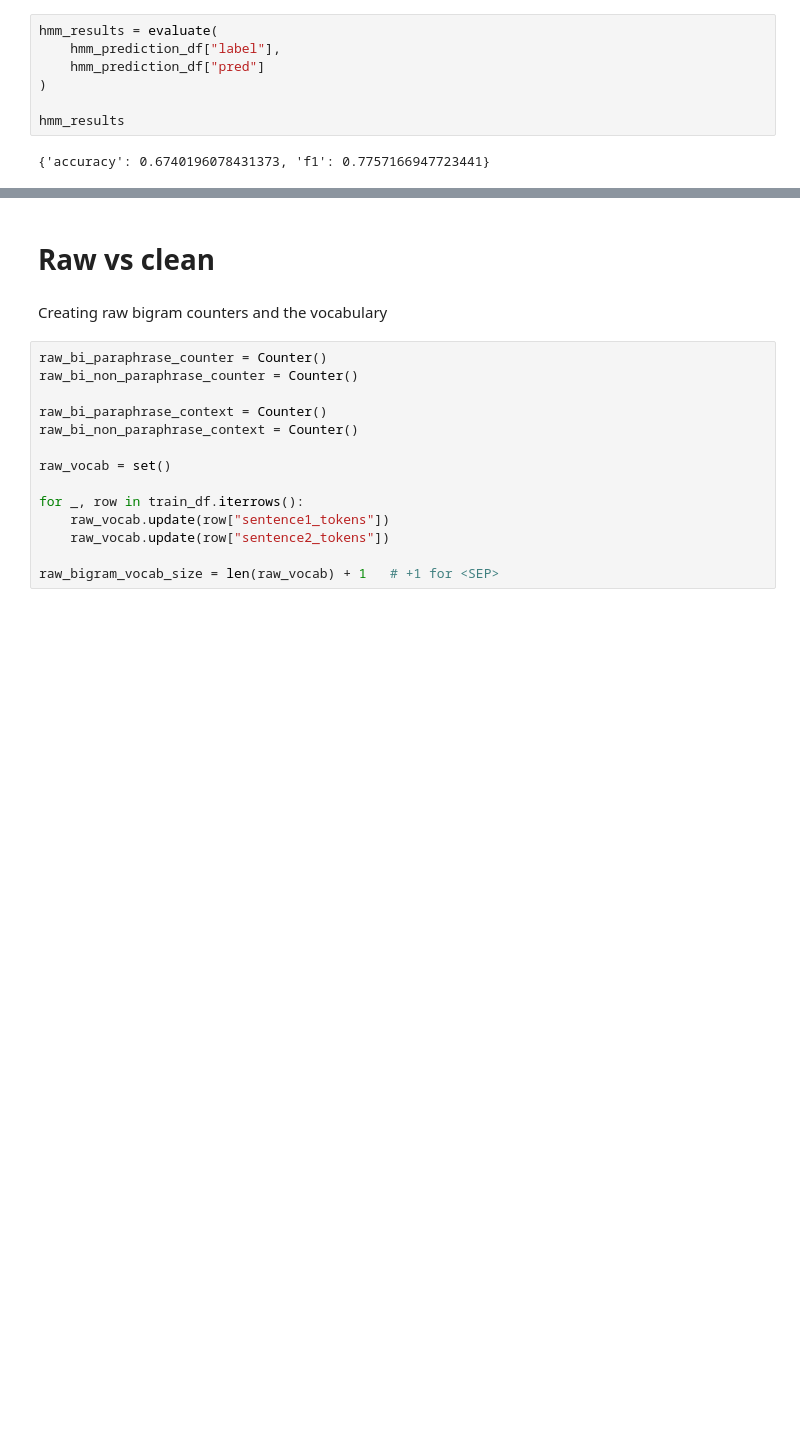
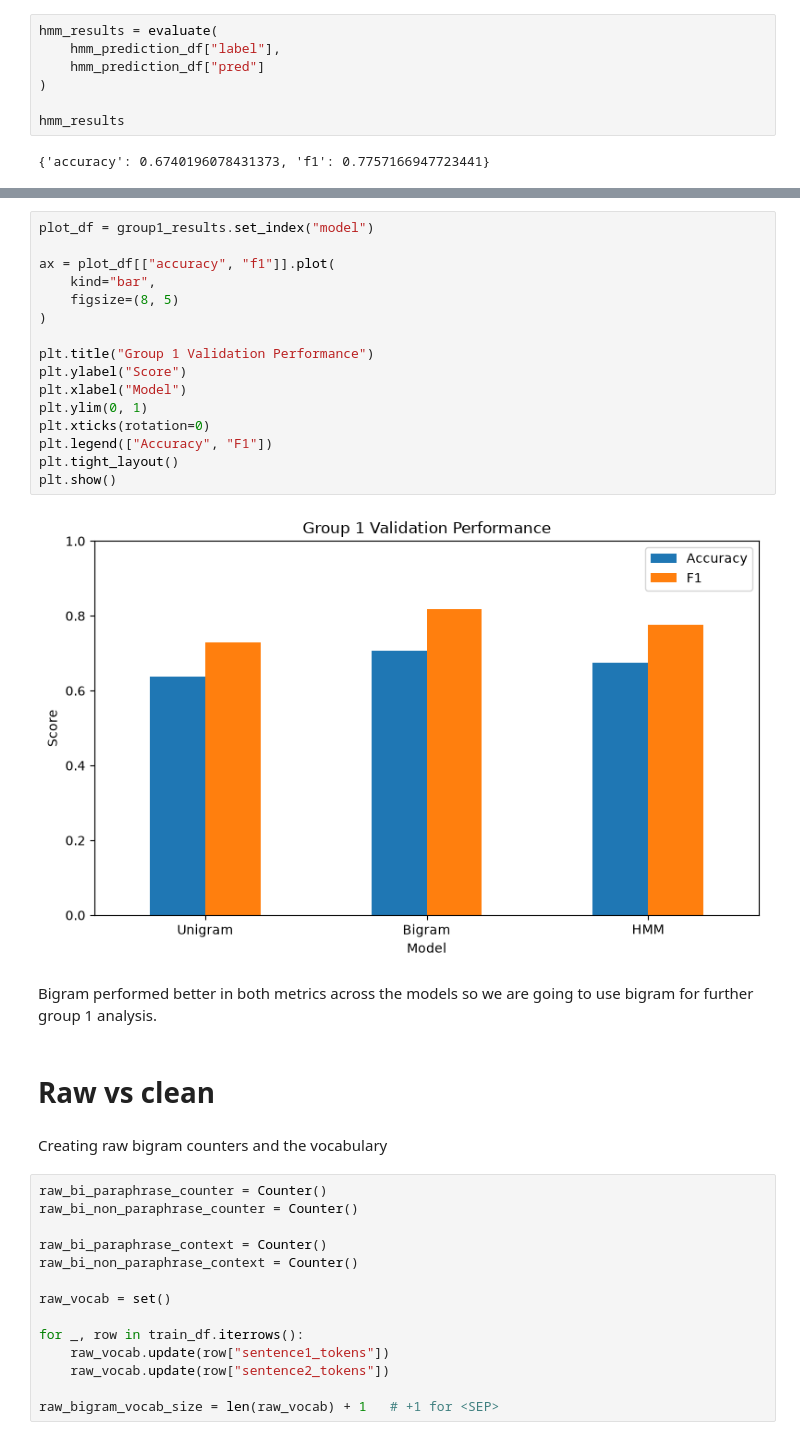
Before and after one commit to freemanchamjames/nlp_paraphrase_detection, a Jupyter notebook: notebooks/02_group1_count_models.ipynb, the cells around one changed output, grey strips where cells are left out. Saved outputs shown, nothing was run; the diff lists cells and outputs as text; blank space fills up the shorter version.

```diff
--- a/notebooks/02_group1_count_models.ipynb
+++ b/notebooks/02_group1_count_models.ipynb
@@ -652,4 +724,24 @@ group1_results
 | 2 | HMM | 0.674020 | 0.775717 |
+# %%
+plot_df = group1_results.set_index("model")
+
+ax = plot_df[["accuracy", "f1"]].plot(
+    kind="bar",
+    figsize=(8, 5)
+)
+
+plt.title("Group 1 Validation Performance")
+plt.ylabel("Score")
+plt.xlabel("Model")
+plt.ylim(0, 1)
+plt.xticks(rotation=0)
+plt.legend(["Accuracy", "F1"])
+plt.tight_layout()
+plt.show()
+# %% [output]
+[figure, added]
+# %% [markdown]
+Bigram performed better in both metrics across the models so we are going to use bigram for further group 1 analysis.
 # %% [markdown]
 # Raw vs clean
 # %% [markdown]
```
Also changed, not shown: parts of 26 cells of this notebook.
